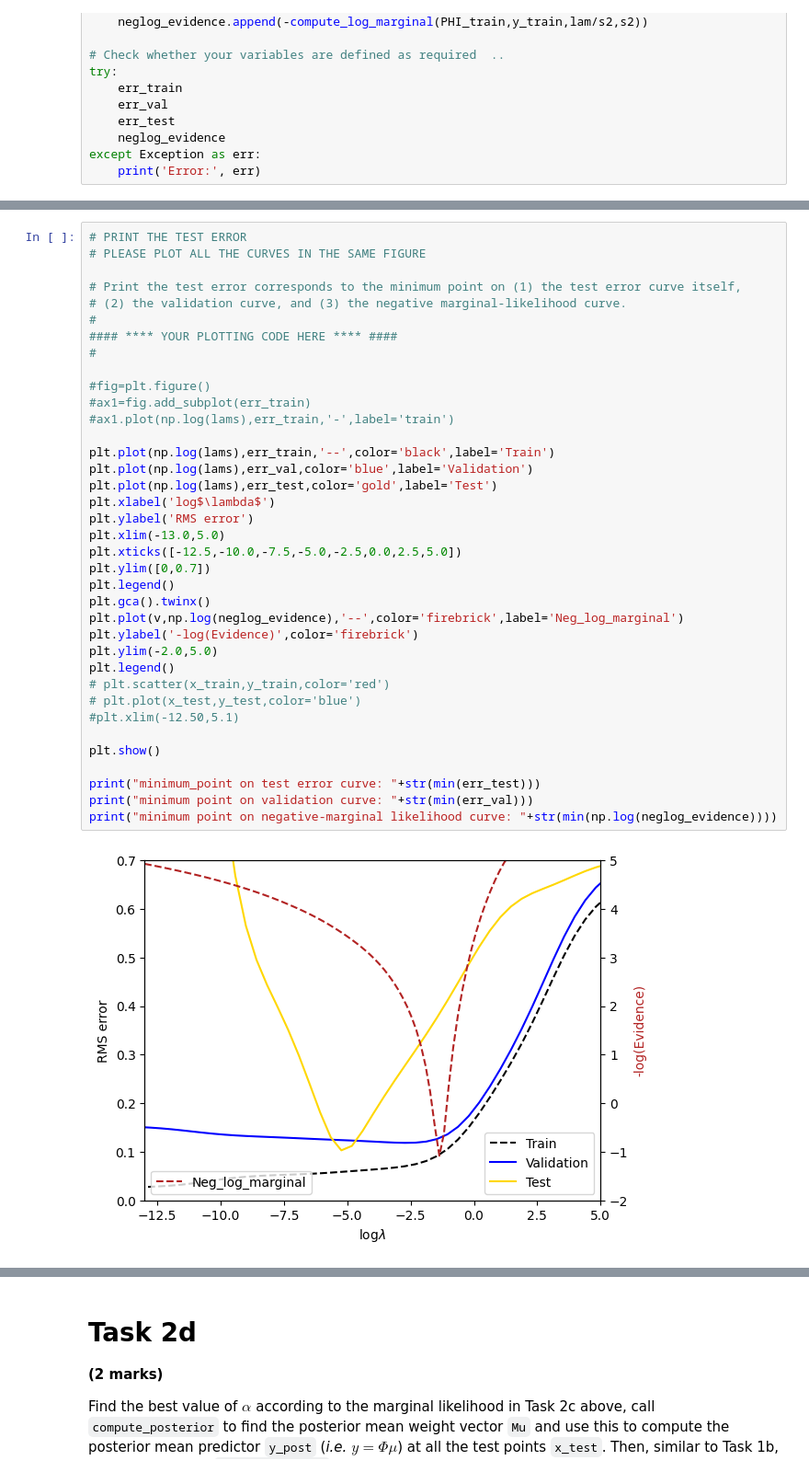
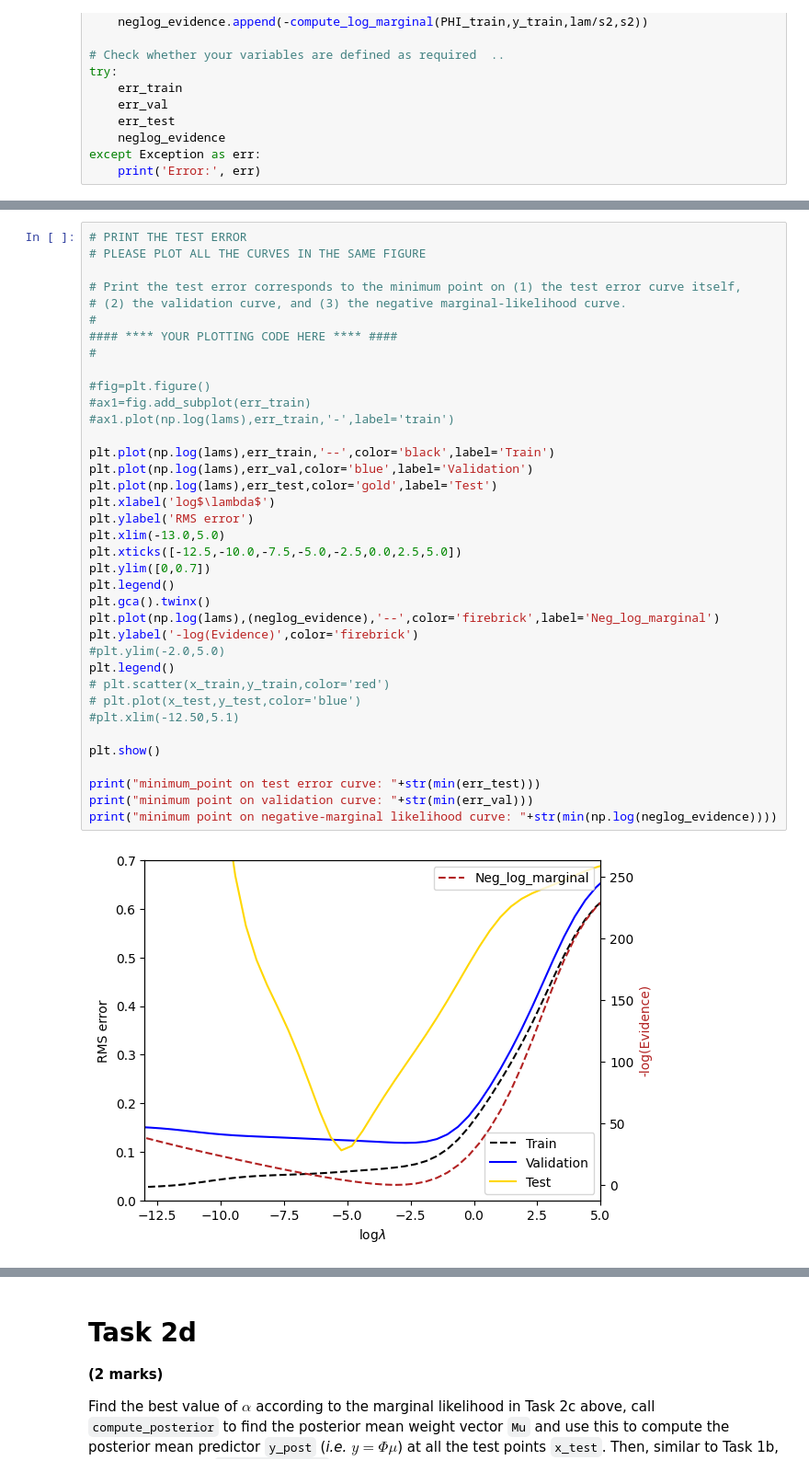
Before and after one commit to rwitobaansheikh/Bayesian_ML, a Jupyter notebook: Coursework/Coursework Zip File (Deadline 8pm, March 22th, 2024)-20240227/Coursework Part 1 2024/CW Part 1/BML_Coursework_Part1.ipynb, the cells around one changed output, grey strips where cells are left out. Shown at 92% size. Cells and saved outputs as stored; diff of their text form.

```diff
--- a/Coursework/Coursework Zip File (Deadline 8pm, March 22th, 2024)-20240227/Coursework Part 1 2024/CW Part 1/BML_Coursework_Part1.ipynb
+++ b/Coursework/Coursework Zip File (Deadline 8pm, March 22th, 2024)-20240227/Coursework Part 1 2024/CW Part 1/BML_Coursework_Part1.ipynb
@@ -415,33 +415,33 @@ array([-4.92743666, -4.9090701 , -4.89035989, -4.87129293, -4.85185534,
 #
 #### **** YOUR PLOTTING CODE HERE **** ####
 #
 
 #fig=plt.figure()
 #ax1=fig.add_subplot(err_train)
 #ax1.plot(np.log(lams),err_train,'-',label='train')
 
 plt.plot(np.log(lams),err_train,'--',color='black',label='Train')
 plt.plot(np.log(lams),err_val,color='blue',label='Validation')
 plt.plot(np.log(lams),err_test,color='gold',label='Test')
 plt.xlabel('log$\lambda$')
 plt.ylabel('RMS error')
 plt.xlim(-13.0,5.0)
 plt.xticks([-12.5,-10.0,-7.5,-5.0,-2.5,0.0,2.5,5.0])
 plt.ylim([0,0.7])
 plt.legend()
 plt.gca().twinx()
-plt.plot(v,np.log(neglog_evidence),'--',color='firebrick',label='Neg_log_marginal')
+plt.plot(np.log(lams),(neglog_evidence),'--',color='firebrick',label='Neg_log_marginal')
 plt.ylabel('-log(Evidence)',color='firebrick')
-plt.ylim(-2.0,5.0)
+#plt.ylim(-2.0,5.0)
 plt.legend()
 # plt.scatter(x_train,y_train,color='red')
 # plt.plot(x_test,y_test,color='blue')
 #plt.xlim(-12.50,5.1)
 
 plt.show()
 
 print("minimum_point on test error curve: "+str(min(err_test)))
 print("minimum point on validation curve: "+str(min(err_val)))
 print("minimum point on negative-marginal likelihood curve: "+str(min(np.log(neglog_evidence))))
 # %% [output]
-[figure, old version]
+[figure, new version]
```
Also changed, not shown: parts of 2 cells of this notebook.
